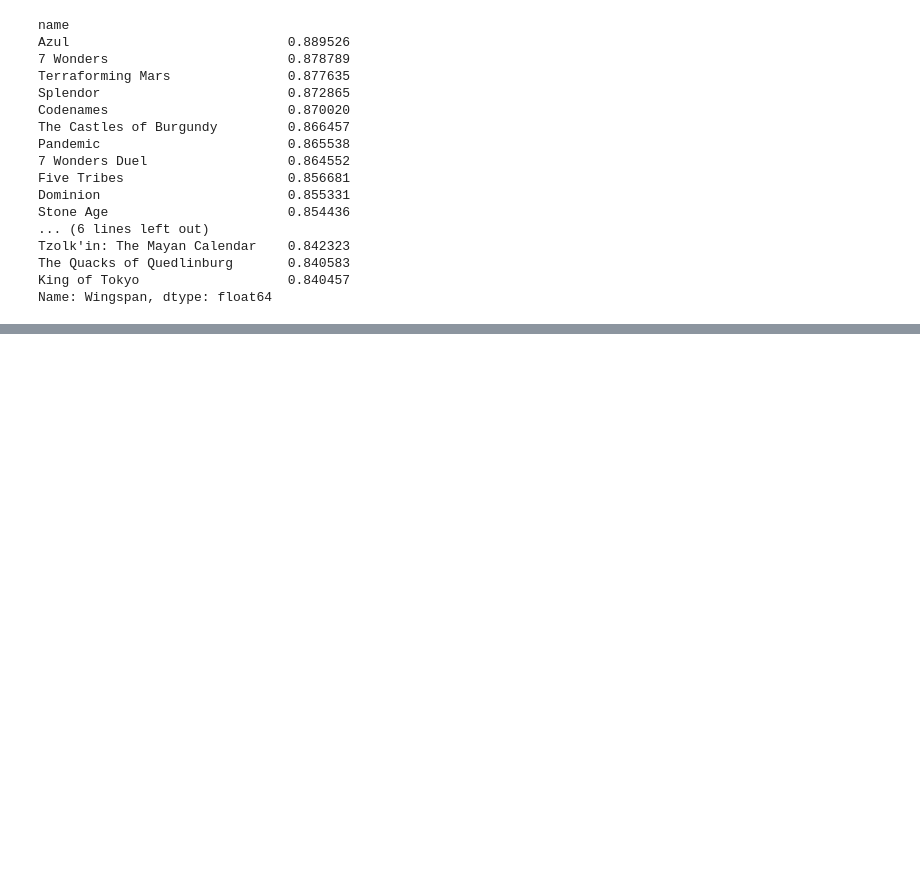
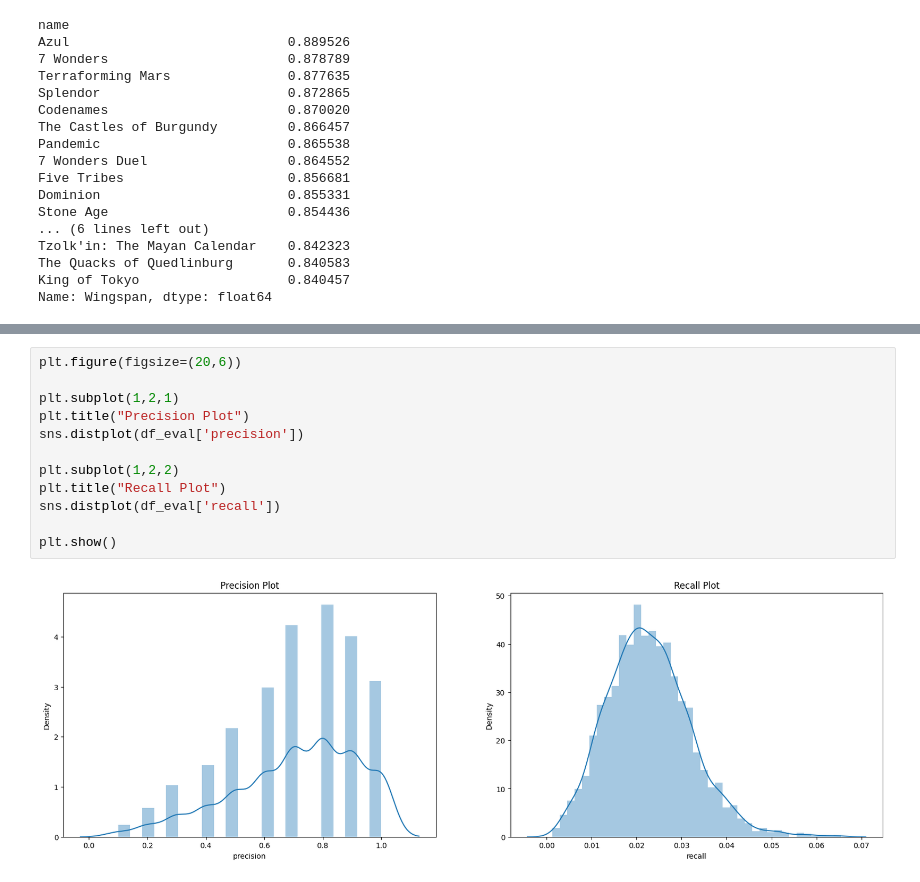
Before and after one commit to Kopzzz/Board-Game-RecCommu, a Jupyter notebook: code/4_Collaborative_Filtering.ipynb, the cells around one changed output, grey strips where cells are left out. Cells and saved outputs as stored; diff of their text form; blank space fills up the shorter version.

```diff
--- a/code/4_Collaborative_Filtering.ipynb
+++ b/code/4_Collaborative_Filtering.ipynb
@@ -283,0 +318,14 @@ Name: Wingspan, dtype: float64
+# %%
+plt.figure(figsize=(20,6))
+
+plt.subplot(1,2,1)
+plt.title("Precision Plot")
+sns.distplot(df_eval['precision'])
+
+plt.subplot(1,2,2)
+plt.title("Recall Plot")
+sns.distplot(df_eval['recall'])
+
+plt.show()
+# %% [output]
+[figure, added]
```
Also changed, not shown: parts of 10 cells of this notebook, 1 other file.
